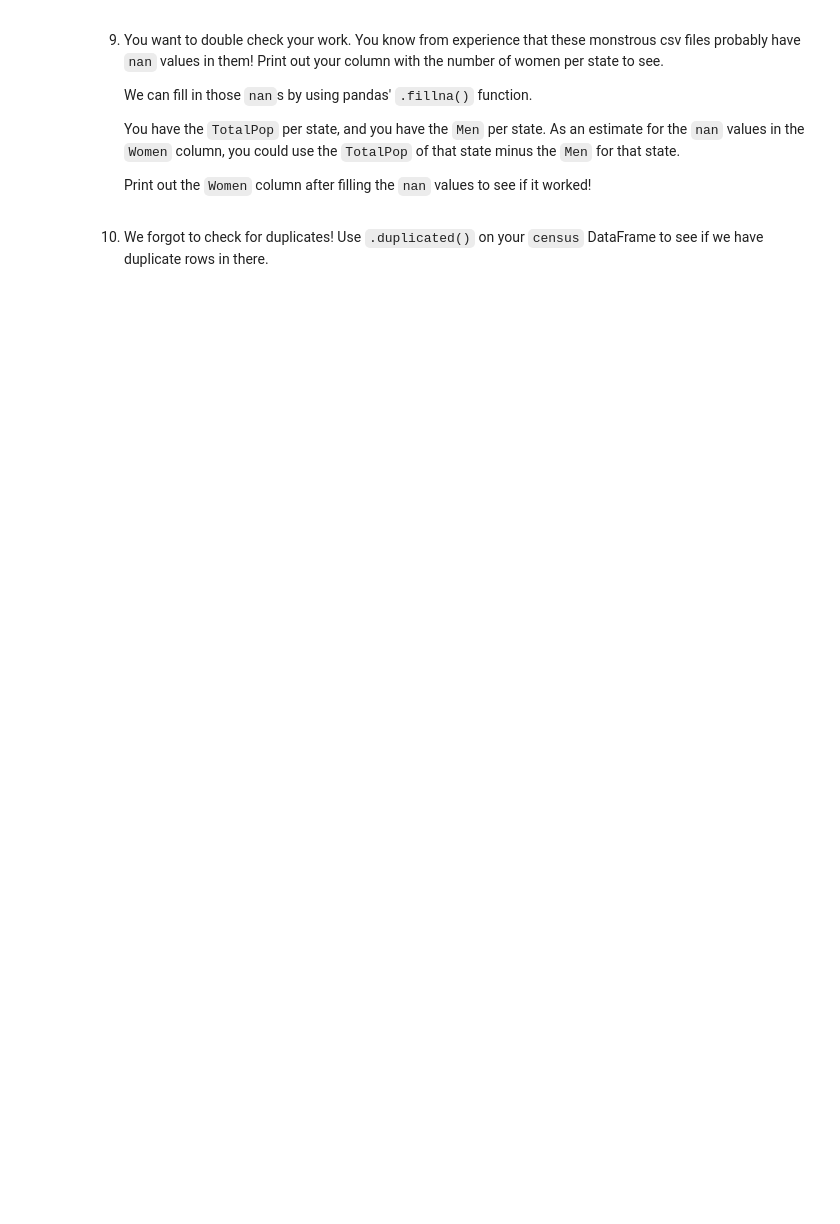
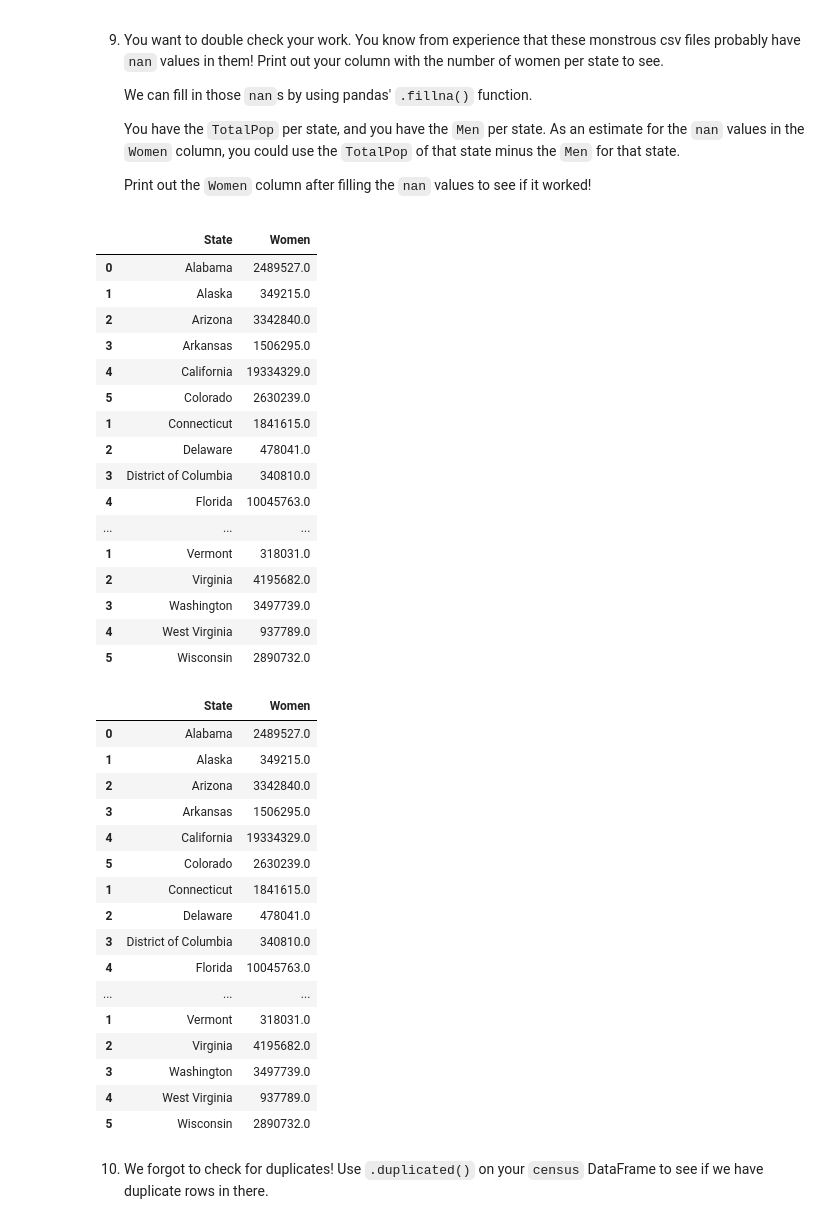
Before and after one commit to maylonleoncio/Codecademy-Projects, a Jupyter notebook: Cleaning-US-Census/Cleaning US Census Data.ipynb, the cells around one changed output. Drawn from its saved outputs; the diff is of its cells as text; code cells hidden in the pictures; blank space fills up the shorter version.

```diff
--- a/Cleaning-US-Census/Cleaning US Census Data.ipynb
+++ b/Cleaning-US-Census/Cleaning US Census Data.ipynb
@@ -139,5 +157,45 @@ Type variable Women:  int32
    You have the `TotalPop` per state, and you have the `Men` per state. As an estimate for the `nan` values in the `Women` column, you could use the `TotalPop` of that state minus the `Men` for that state.
 
    Print out the `Women` column after filling the `nan` values to see if it worked!
+# %%
+display(us_census[['State', 'Women']].drop_duplicates())
+print('\n')
+us_census['Women'] = us_census['Women'].fillna(us_census['TotalPop'] - us_census['Men'])
+display(us_census[['State', 'Women']].drop_duplicates())
+# %% [output]
+|  | State | Women |
+| 0 | Alabama | 2489527.0 |
+| 1 | Alaska | 349215.0 |
+| 2 | Arizona | 3342840.0 |
+| 3 | Arkansas | 1506295.0 |
+| 4 | California | 19334329.0 |
+| 5 | Colorado | 2630239.0 |
+| 1 | Connecticut | 1841615.0 |
+| 2 | Delaware | 478041.0 |
+| 3 | District of Columbia | 340810.0 |
+| 4 | Florida | 10045763.0 |
+| ... | ... | ... |
+| 1 | Vermont | 318031.0 |
+| 2 | Virginia | 4195682.0 |
+| 3 | Washington | 3497739.0 |
+| 4 | West Virginia | 937789.0 |
+| 5 | Wisconsin | 2890732.0 |
+|  | State | Women |
+| 0 | Alabama | 2489527.0 |
+| 1 | Alaska | 349215.0 |
+| 2 | Arizona | 3342840.0 |
+| 3 | Arkansas | 1506295.0 |
+| 4 | California | 19334329.0 |
+| 5 | Colorado | 2630239.0 |
+| 1 | Connecticut | 1841615.0 |
+| 2 | Delaware | 478041.0 |
+| 3 | District of Columbia | 340810.0 |
+| 4 | Florida | 10045763.0 |
+| ... | ... | ... |
+| 1 | Vermont | 318031.0 |
+| 2 | Virginia | 4195682.0 |
+| 3 | Washington | 3497739.0 |
+| 4 | West Virginia | 937789.0 |
+| 5 | Wisconsin | 2890732.0 |
 # %% [markdown]
 10. We forgot to check for duplicates! Use `.duplicated()` on your `census` DataFrame to see if we have duplicate rows in there.
```
Also changed, not shown: parts of 6 cells of this notebook.
